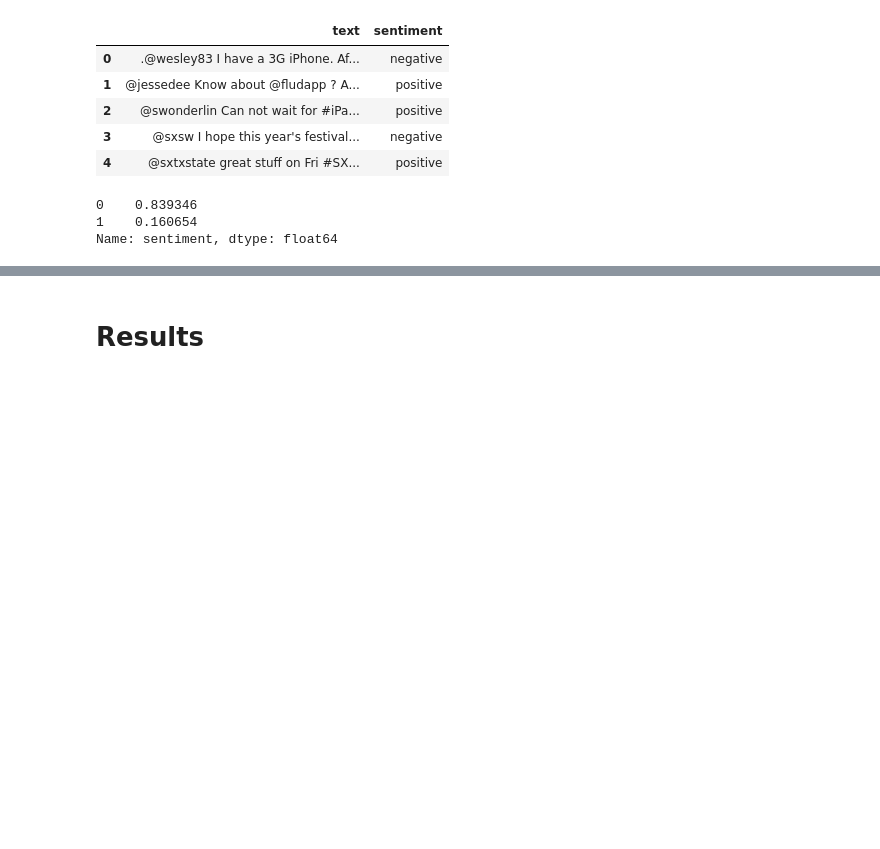
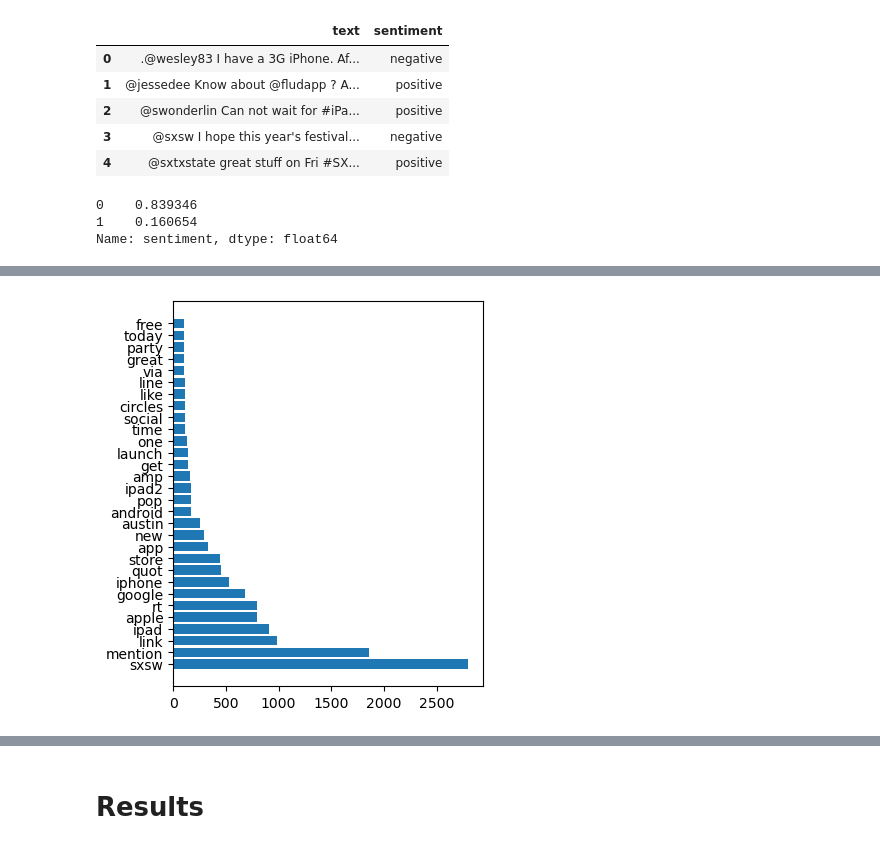
Before and after one commit to lalynjay/NLP_project, a Jupyter notebook: notebook.ipynb, the cells around one changed output, grey strips where cells are left out. Drawn from its saved outputs; the diff is of its cells as text; code cells hidden in the pictures; blank space fills up the shorter version.

```diff
--- a/notebook.ipynb
+++ b/notebook.ipynb
@@ -90,0 +105,10 @@ X_train, X_test, y_train, y_test = train_test_split(X, y, random_state = 42) # s
+# %%
+sw = stopwords.words('english')
+sw_cv = CountVectorizer(stop_words=sw)
+sw_cv_X_train = sw_cv.fit_transform(X_train)
+sw_cv_X_test = sw_cv.transform(X_test)
+sw_df_cv = pd.DataFrame(sw_cv_X_train.toarray(), columns=sw_cv.get_feature_names())
+plt.figure(figsize=(4,5))
+plt.barh(sw_df_cv.sum().sort_values(ascending=False)[:30].index, sw_df_cv.sum().sort_values(ascending=False)[:30]);
+# %% [output]
+[figure, added]
```
Also changed, not shown: parts of 11 cells of this notebook.
